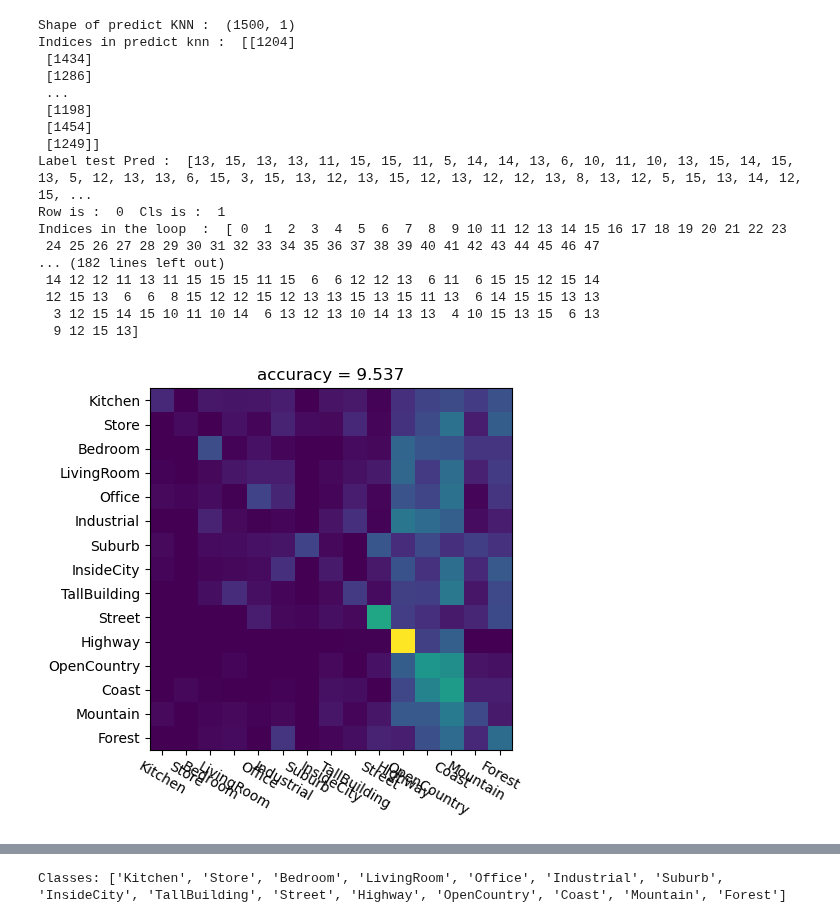
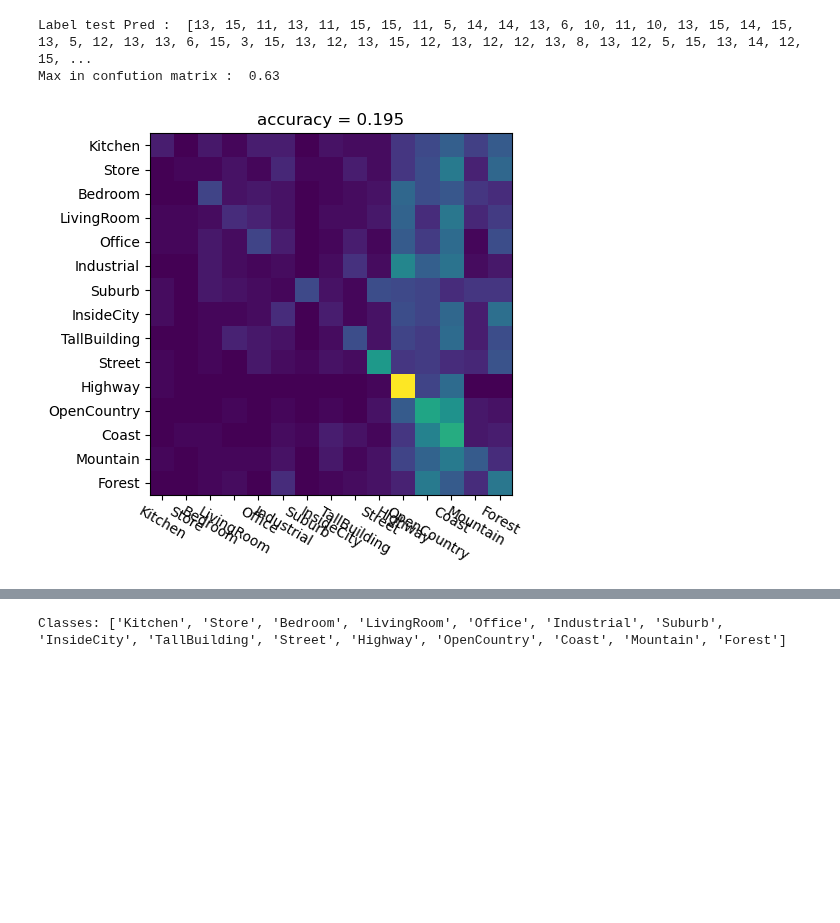
Before and after one commit to mohitydv09/computer_vision, a Jupyter notebook: hw3/scene_recognition.ipynb, the cells around one changed output, grey strips where cells are left out. Saved outputs shown, nothing was run; the diff lists cells and outputs as text; code cells hidden in the pictures; blank space fills up the shorter version.

Commit message:
corrections made in classify knn tiny

```diff
--- a/hw3/scene_recognition.ipynb
+++ b/hw3/scene_recognition.ipynb
@@ -42,29 +45,40 @@ def compute_dsift(img):
 def get_tiny_image(img, output_size):
     # To do
     # img is gray scale image. numpy array.
-    # output size will be a tuple of size w,h
+    # output size will be a tuple of size w,h.
 
     hor_window_size = img.shape[1] // output_size[1]
     vert_window_size = img.shape[0] // output_size[0]
     feature = np.zeros((output_size))
     for row in range(output_size[0]):
         for col in range(output_size[1]):
-            feature[row,col] = np.sum(img[row*vert_window_size :(row+1)*vert_window_size-1 , col*hor_window_size : (col+1)*hor_window_size-1])
+            # print("Item here : \n", img[row*vert_window_size :(row+1)*vert_window_size , col*hor_window_size : (col+1)*hor_window_size] )
+            feature[row,col] = np.mean(img[row*vert_window_size :(row+1)*vert_window_size , col*hor_window_size : (col+1)*hor_window_size])
 
-    feature = feature/(hor_window_size*vert_window_size)
+    # feature = feature/(hor_window_size*vert_window_size)
     # Normalize the image.
 
+    # print("Feature without Norm : ", feature)
+    # print("mean of features  : ", np.mean(feature))
+    # print("Max of features : ", np.max(feature))
+    # print("Min of features : ", np.min(feature))
     # feature = (feature - np.mean(feature)) / np.std(feature)
     # feature = (feature - np.mean(feature)) / np.max(feature)
     feature = (feature - np.mean(feature)) / 255
     # print("Normalization is incomplete check afterwards.")
+    # print("Feature matrix normalized : ", feature)
 
     return feature
 
 img = cv2.imread("image_0043.jpg",0)
 # plt.imshow(img, cmap='grey')
-output_size = (32,32)
+output_size = (16,16)
 tiny_image = get_tiny_image(img, output_size)
 fig = plt.figure(figsize=(2.5,2.5))
 plt.imshow(tiny_image, cmap='grey')
+
+# Trial array.
+flat = np.array([i for i in range(256)])
+array = flat.reshape((16,16))
+# plt.imshow(array,cmap='grey')
 # %% [output]
@@ -98,65 +111,52 @@ def classify_knn_tiny(label_classes, label_train_list, img_train_list, label_tes
     label_test_int = np.array([label_map[item] for item in label_test_list])
 
     label_classes_int = np.array([label_map[item] for item in label_classes])
-    # print(label_test_int)
 
     # Get the tiny image of all the train items.
     feature_train = np.zeros((len(img_train_list), output_size[0]*output_size[1]))
     for i,path_img in enumerate(img_train_list):
         img = cv2.imread(path_img,0) # Read Image, 0 to read as greyscale.
-        feature_train[i] = get_tiny_image(img, output_size).flatten()   # Get features using tiny image funtion.
+        feature_train[i,:] = get_tiny_image(img, output_size).flatten()   # Get features using tiny image funtion.
 
     # Get the tiny image of all the test items.
     feature_test = np.zeros((len(img_test_list), output_size[0]*output_size[1]))
     for i,path_img in enumerate(img_test_list):
         img = cv2.imread(path_img,0) # 0 to read as greyscale.
-        feature_test[i] = get_tiny_image(img, output_size).flatten()
+        feature_test[i,:] = get_tiny_image(img, output_size).flatten()
 
     # Predict labels for the test images.
     k_neighbour = 1
     label_test_pred = predict_knn(feature_train, label_test_int, feature_test, k_neighbour)
 
     print("Label test Pred : ", label_test_pred)
 
     # Make the confusion Matrix.
     confusion = np.zeros((len(label_classes), len(label_classes)))
     for row,cls in enumerate(label_classes_int):
         # Get the indices where test data has this item.(ground truth)
-        print("Row is : ", row, " Cls is : ", cls)
+        # print("Row is : ", row, " Cls is : ", cls)
         indices = np.where(label_test_int == cls)[0]
-        print("Indices in the loop  : ", indices)
+        # print("Len of indices in the loop  : ", len(indices))
         # Get the predictions for this class of data.
         preds_temp = np.array([label_test_pred[i] for i in indices])
-        print('preds temps : ', preds_temp)
+        # print('preds temps : ', preds_temp)
         for col in range(len(label_classes)):
             # True label for this is cls.
-            confusion[row,col] = np.sum(np.where(preds_temp == label_classes_int[col])) / len(indices)
+            # confusion[row,col] = np.sum(np.where(preds_temp == label_classes_int[col])) / len(indices)
+            confusion[row,col] = np.sum(preds_temp == label_classes_int[col]) / len(indices)
+            # print("Confusion Value is : ", confusion[row,col])
 
-
+    # confusion[0,14] = 1
+    print("Max in confution matrix : ", np.max(confusion))
     # Find the accuracy as mean of the correct predictions.
     accuracy = np.mean(np.diagonal(confusion))
 
     visualize_confusion_matrix(confusion, accuracy, label_classes)
 
     return confusion, accuracy
 
 classify_knn_tiny(label_classes, label_train_list, img_train_list, label_test_list, img_test_list)
 # %% [output]
-Shape of predict KNN :  (1500, 1)
-Indices in predict knn :  [[1204]
- [1434]
- [1286]
- ...
- [1198]
- [1454]
- [1249]]
-Label test Pred :  [13, 15, 13, 13, 11, 15, 15, 11, 5, 14, 14, 13, 6, 10, 11, 10, 13, 15, 14, 15, 13, 5, 12, 13, 13, 6, 15, 3, 15, 13, 12, 13, 15, 12, 13, 12, 12, 13, 8, 13, 12, 5, 15, 13, 14, 12, 15, ...
-Row is :  0  Cls is :  1
-Indices in the loop  :  [ 0  1  2  3  4  5  6  7  8  9 10 11 12 13 14 15 16 17 18 19 20 21 22 23
- 24 25 26 27 28 29 30 31 32 33 34 35 36 37 38 39 40 41 42 43 44 45 46 47
-... (182 lines left out)
- 14 12 12 11 13 11 15 15 15 11 15  6  6 12 12 13  6 11  6 15 15 12 15 14
- 12 15 13  6  6  8 15 12 12 15 12 13 13 15 13 15 11 13  6 14 15 15 13 13
-  3 12 15 14 15 10 11 10 14  6 13 12 13 10 14 13 13  4 10 15 13 15  6 13
-  9 12 15 13]
+Label test Pred :  [13, 15, 11, 13, 11, 15, 15, 11, 5, 14, 14, 13, 6, 10, 11, 10, 13, 15, 14, 15, 13, 5, 12, 13, 13, 6, 15, 3, 15, 13, 12, 13, 15, 12, 13, 12, 12, 13, 8, 13, 12, 5, 15, 13, 14, 12, 15, ...
+Max in confution matrix :  0.63
-[figure, old version]
+[figure, new version]
```
Also changed, not shown: parts of 9 cells of this notebook.
